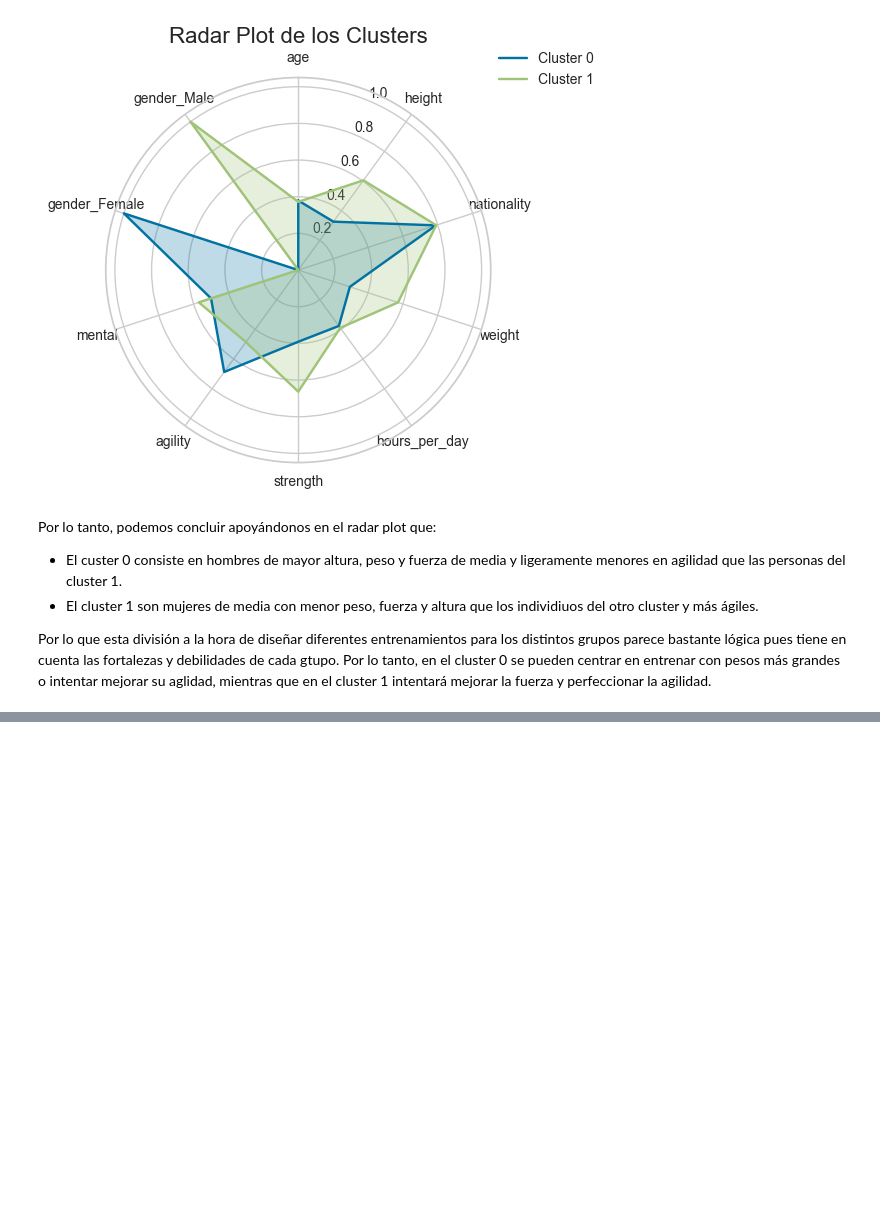
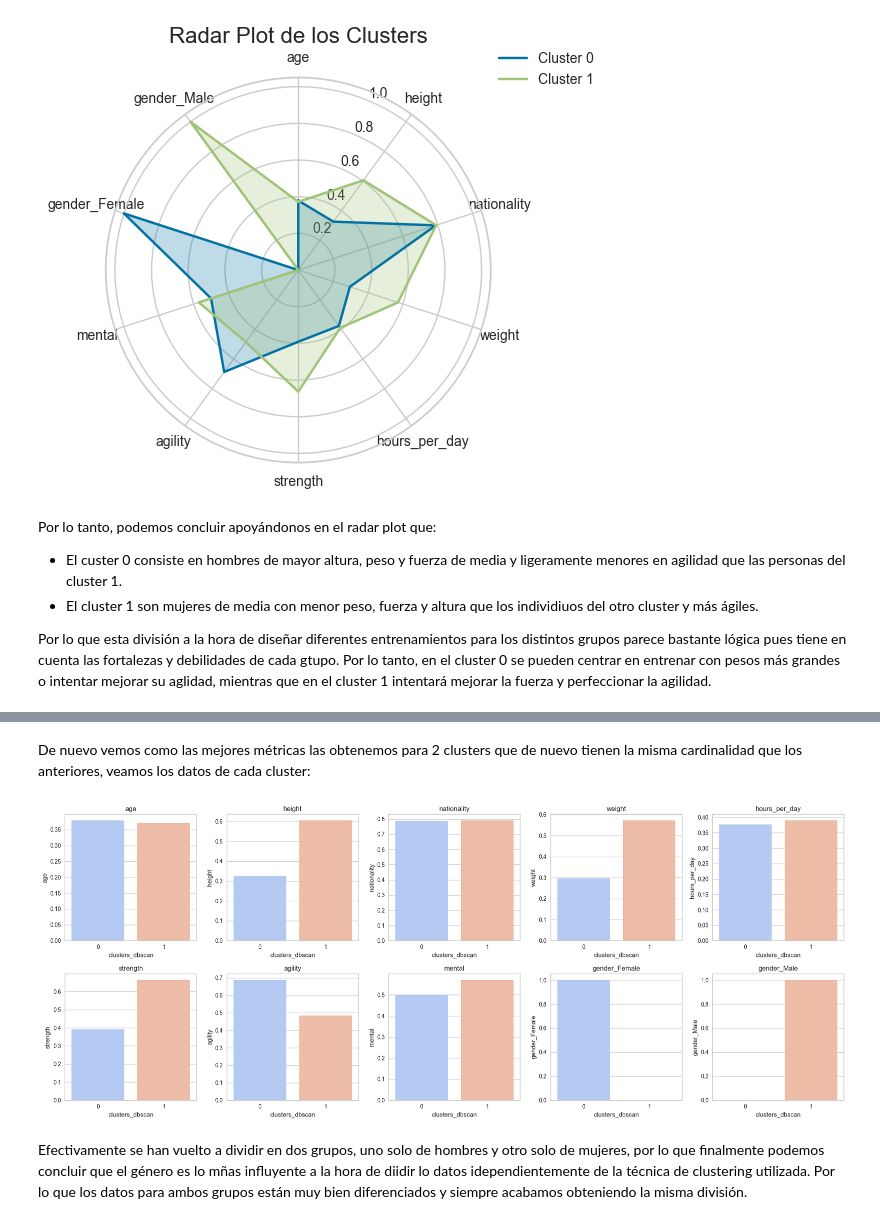
Before and after one commit to elenacano/laboratorio-modulo9-leccion01-clustering, a Jupyter notebook: laboratorio-clustering.ipynb, the cells around one changed output, grey strips where cells are left out. Cells and saved outputs as stored; diff of their text form; code cells hidden in the pictures; blank space fills up the shorter version.

```diff
--- a/laboratorio-clustering.ipynb
+++ b/laboratorio-clustering.ipynb
@@ -329,0 +448,4 @@ Por lo que esta división a la hora de diseñar diferentes entrenamientos para l
+# %%
+cluster = sc.Clustering(df_encoded_outliers_scaled)
+# %%
+df_cluster_dbscan = cluster.modelo_dbscan(df_encoded_outliers_scaled)
@@ -329,0 +467,8 @@ Por lo que esta división a la hora de diseñar diferentes entrenamientos para l
+# %% [markdown]
+De nuevo vemos como las mejores métricas las obtenemos para 2 clusters que de nuevo tienen la misma cardinalidad que los anteriores, veamos los datos de cada cluster:
+# %%
+cluster.plot_clusters(df=df_cluster_dbscan, col_clusters="clusters_dbscan")
+# %% [output]
+[figure, added]
+# %% [markdown]
+Efectivamente se han vuelto a dividir en dos grupos, uno solo de hombres y otro solo de mujeres, por lo que finalmente podemos concluir que el género es lo mñas influyente a la hora de diidir lo datos idependientemente de la técnica de clustering utilizada. Por lo que los datos para ambos grupos están muy bien diferenciados y siempre acabamos obteniendo la misma división.
```
Also changed, not shown: parts of 20 cells of this notebook, 1 other file.
